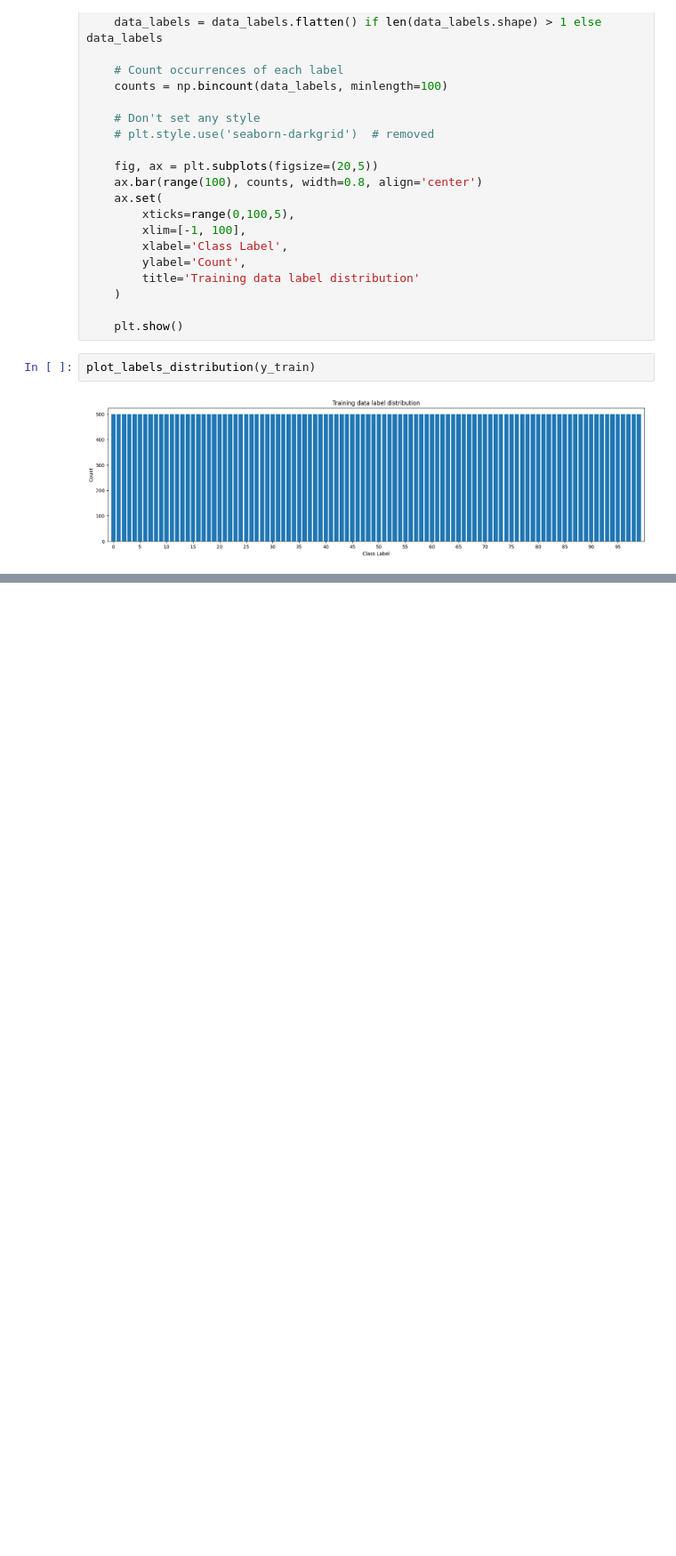
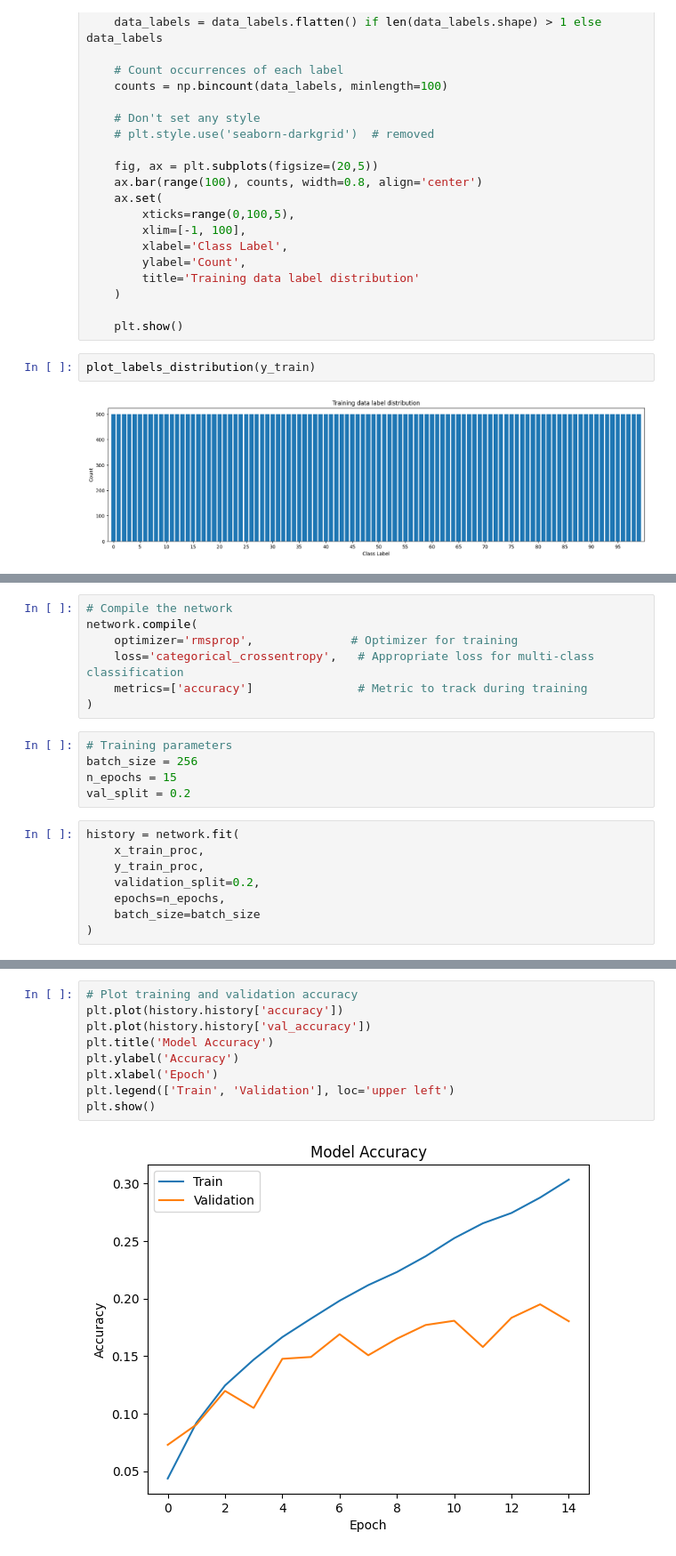
Before and after one commit to MDRobiulhassan/Machine-Learning-Course, a Jupyter notebook: Backpropagation.ipynb, the cells around one changed output, grey strips where cells are left out. Shown at 89% size. Drawn from its saved outputs; the diff is of its cells as text; blank space fills up the shorter version.

```diff
--- a/Backpropagation.ipynb
+++ b/Backpropagation.ipynb
@@ -80,0 +187,20 @@ plot_labels_distribution(y_train)
+# %%
+# Compile the network
+network.compile(
+    optimizer='rmsprop',              # Optimizer for training
+    loss='categorical_crossentropy',   # Appropriate loss for multi-class classification
+    metrics=['accuracy']               # Metric to track during training
+)
+# %%
+# Training parameters
+batch_size = 256
+n_epochs = 15
+val_split = 0.2
+# %%
+history = network.fit(
+    x_train_proc,
+    y_train_proc,
+    validation_split=0.2,
+    epochs=n_epochs,
+    batch_size=batch_size
+)
@@ -80,0 +225,11 @@ plot_labels_distribution(y_train)
+# %%
+# Plot training and validation accuracy
+plt.plot(history.history['accuracy'])
+plt.plot(history.history['val_accuracy'])
+plt.title('Model Accuracy')
+plt.ylabel('Accuracy')
+plt.xlabel('Epoch')
+plt.legend(['Train', 'Validation'], loc='upper left')
+plt.show()
+# %% [output]
+[figure, added]
```
Also changed, not shown: parts of 12 cells of this notebook.
